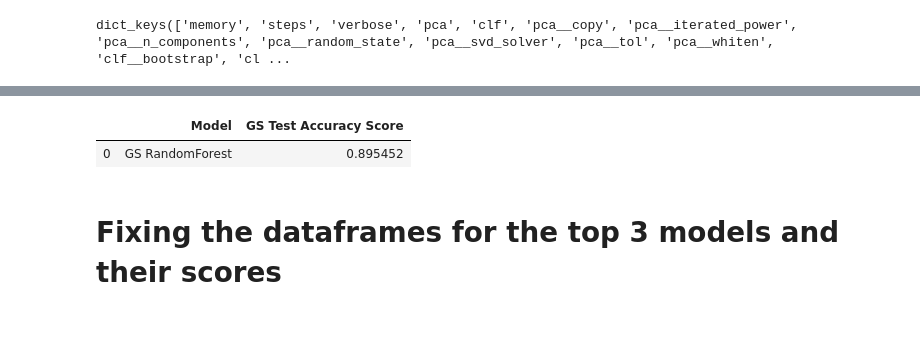
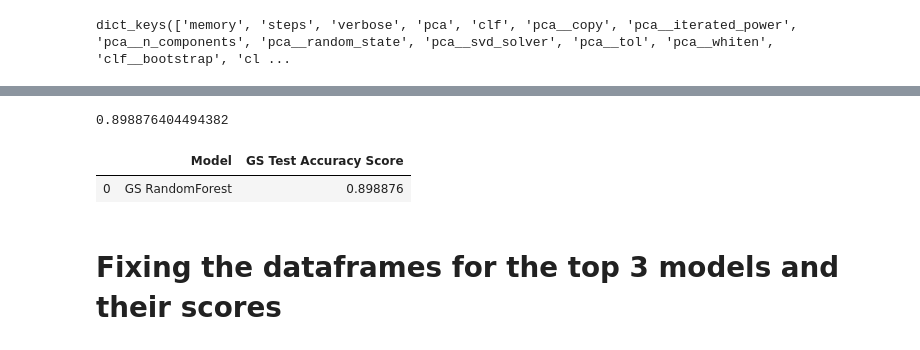
Before and after one commit to julsc256/STEM-Student-Classification, a Jupyter notebook: Modeling.ipynb, the cells around one changed output, grey strips where cells are left out. Saved outputs shown, nothing was run; the diff lists cells and outputs as text; code cells hidden in the pictures.

```diff
--- a/Modeling.ipynb
+++ b/Modeling.ipynb
@@ -911,11 +915,16 @@ Best params: {'clf__criterion': 'entropy', 'clf__max_depth': 7, 'clf__max_featur
+# %%
+gs_random_predict = gs_random.predict(scaled_X_test)
+print(accuracy_score(y_test, gs_random_predict))
+# %% [output]
+0.898876404494382
 # %%
 gs_scores_random = pd.DataFrame()
 gs_scores_random['Model'] = ['GS RandomForest']
-gs_scores_random['GS Test Accuracy Score'] = [gs_random.best_score_]
+gs_scores_random['GS Test Accuracy Score'] = [accuracy_score(y_test, gs_random_predict)]
 gs_scores_random
 # %% [output]
 |  | Model | GS Test Accuracy Score |
-| 0 | GS RandomForest | 0.895452 |
+| 0 | GS RandomForest | 0.898876 |
 # %% [markdown]
 # Fixing the dataframes for the top 3 models and their scores
 # %%
```
Also changed, not shown: parts of 35 cells of this notebook, 2 other files.
